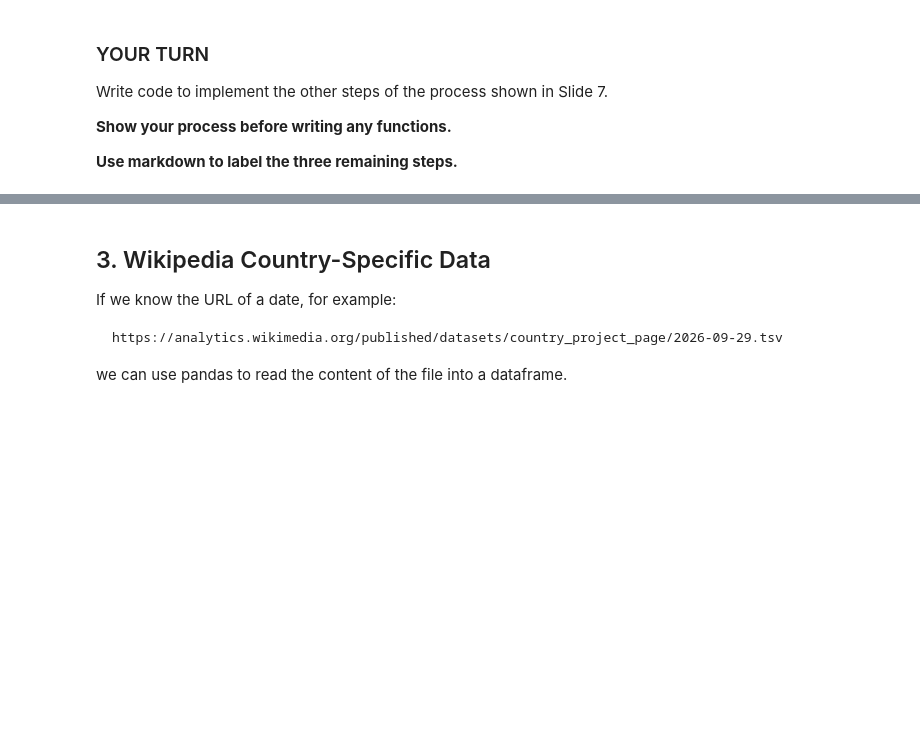
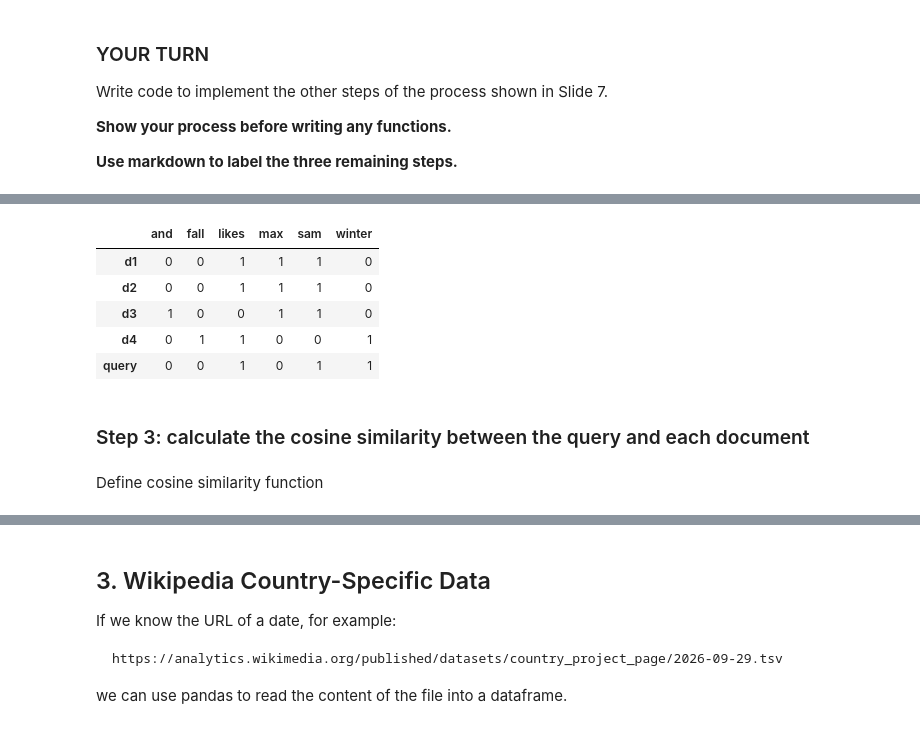
Before and after one commit to ninahowley/cs315-week5-tasks-wed, a Jupyter notebook: week5-wed-notebook.ipynb, the cells around one changed output, grey strips where cells are left out. Saved outputs shown, nothing was run; the diff lists cells and outputs as text; code cells hidden in the pictures; blank space fills up the shorter version.

```diff
--- a/week5-wed-notebook.ipynb
+++ b/week5-wed-notebook.ipynb
@@ -192,0 +202,20 @@ Write code to implement the other steps of the process shown in Slide 7.
+# %%
+doc_vectors = []
+
+num = 1
+for doc in documents + [query]:
+    doc_dict = {"document": f"d{num}"}
+
+    doc_words = "".join([ch.lower() for ch in doc if not ch in string.punctuation])
+    doc_words = doc_words.split()
+
+    word_counts = Counter(doc_words)
+    words_vector = {word: word_counts.get(word, 0) for word in voc}
+
+    doc_dict["words_vector"] = words_vector
+    doc_vectors.append(doc_dict)
+
+    num += 1
+
+doc_vectors[4]["document"] = "query"
+pprint(doc_vectors)
@@ -192,0 +240,17 @@ Write code to implement the other steps of the process shown in Slide 7.
+# %%
+doc_ids = [doc["document"] for doc in doc_vectors]
+word_vectors = [doc["words_vector"] for doc in doc_vectors]
+
+vectors_df = pd.DataFrame(word_vectors, index=doc_ids)
+vectors_df
+# %% [output]
+|  | and | fall | likes | max | sam | winter |
+| d1 | 0 | 0 | 1 | 1 | 1 | 0 |
+| d2 | 0 | 0 | 1 | 1 | 1 | 0 |
+| d3 | 1 | 0 | 0 | 1 | 1 | 0 |
+| d4 | 0 | 1 | 1 | 0 | 0 | 1 |
+| query | 0 | 0 | 1 | 0 | 1 | 1 |
+# %% [markdown]
+<h3>Step 3: calculate the cosine similarity between the query and each document</h3>
+# %% [markdown]
+<p>Define cosine similarity function</p>
```
Also changed, not shown: parts of 9 cells of this notebook.
